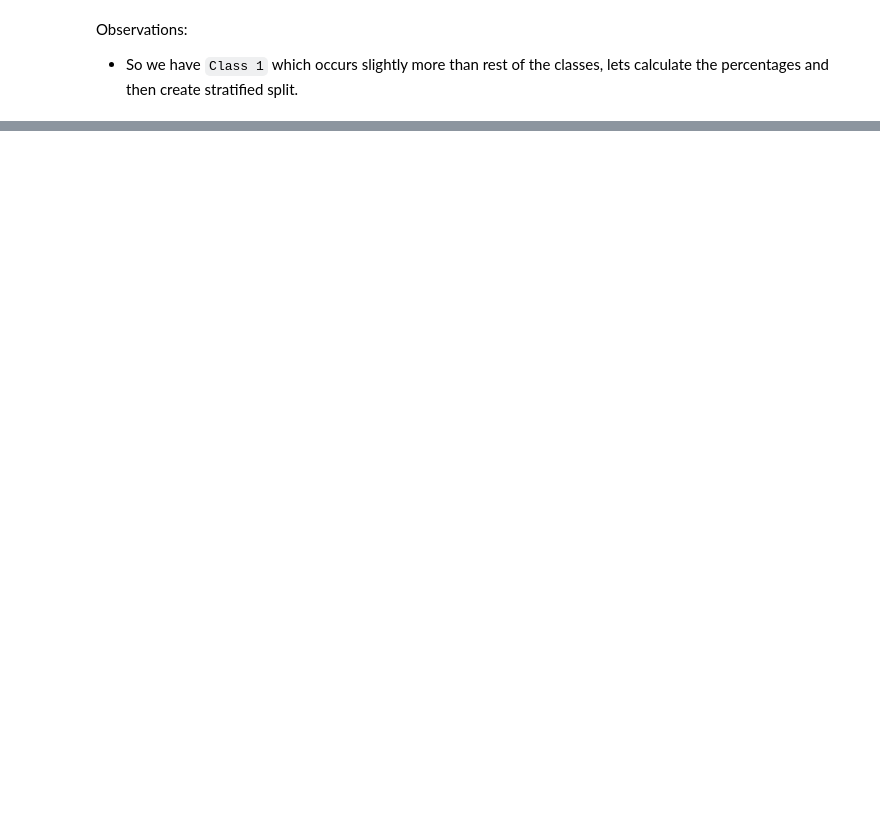
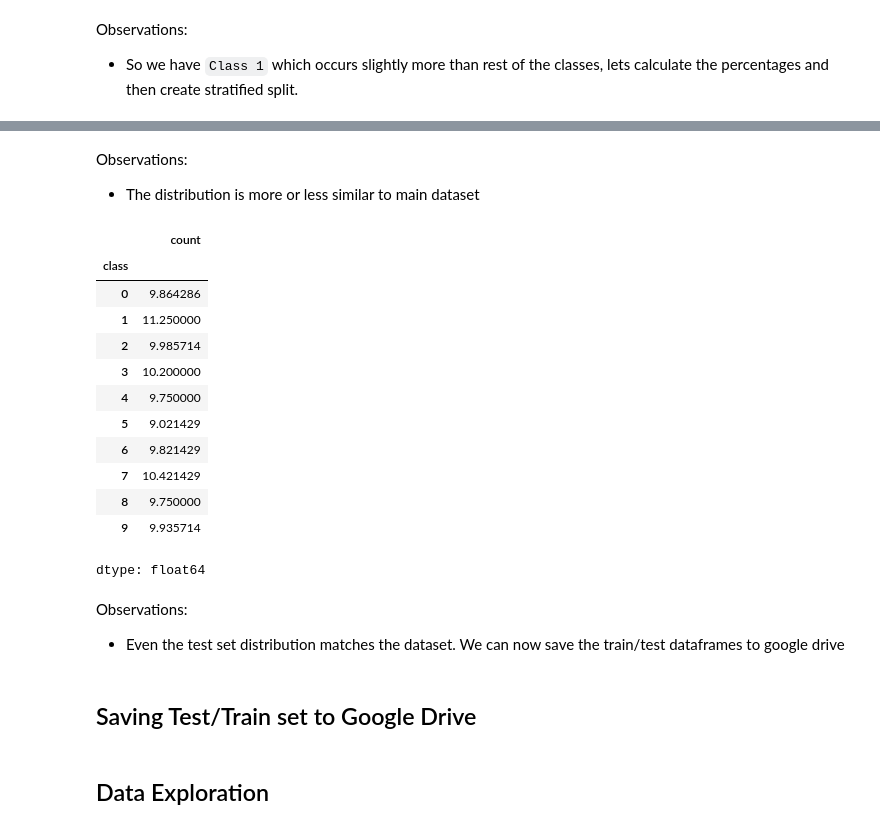
Before and after one commit to gaurangdave/mnist_digits_recognition, a Jupyter notebook: notebooks/01_explore_data.ipynb, the cells around one changed output, grey strips where cells are left out. Cells and saved outputs as stored; diff of their text form; code cells hidden in the pictures; blank space fills up the shorter version.

```diff
--- a/notebooks/01_explore_data.ipynb
+++ b/notebooks/01_explore_data.ipynb
@@ -104,0 +149,25 @@ Observations:
+# %% [markdown]
+Observations:
+* The distribution is more or less similar to main dataset
+# %%
+## verifying test data class distribution
+(mnist_test_set["class"].value_counts().sort_index() / mnist_test_set.shape[0]) * 100
+# %% [output]
+|  | count |
+| class |  |
+| 0 | 9.864286 |
+| 1 | 11.250000 |
+| 2 | 9.985714 |
+| 3 | 10.200000 |
+| 4 | 9.750000 |
+| 5 | 9.021429 |
+| 6 | 9.821429 |
+| 7 | 10.421429 |
+| 8 | 9.750000 |
+| 9 | 9.935714 |
+dtype: float64
+# %% [markdown]
+Observations:
+* Even the test set distribution matches the dataset. We can now save the train/test dataframes to google drive
+# %% [markdown]
+## Saving Test/Train set to Google Drive
@@ -104,0 +180,2 @@ Observations:
+# %% [markdown]
+## Data Exploration
```
Also changed, not shown: parts of 10 cells of this notebook.
